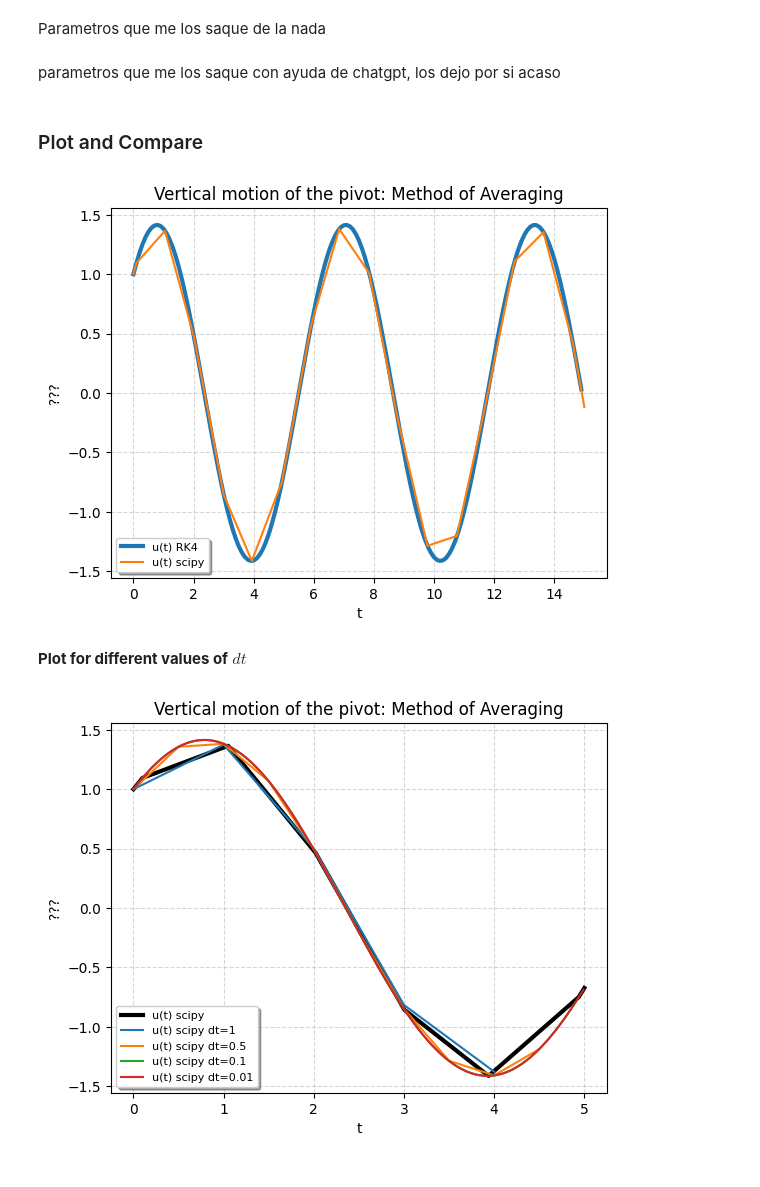
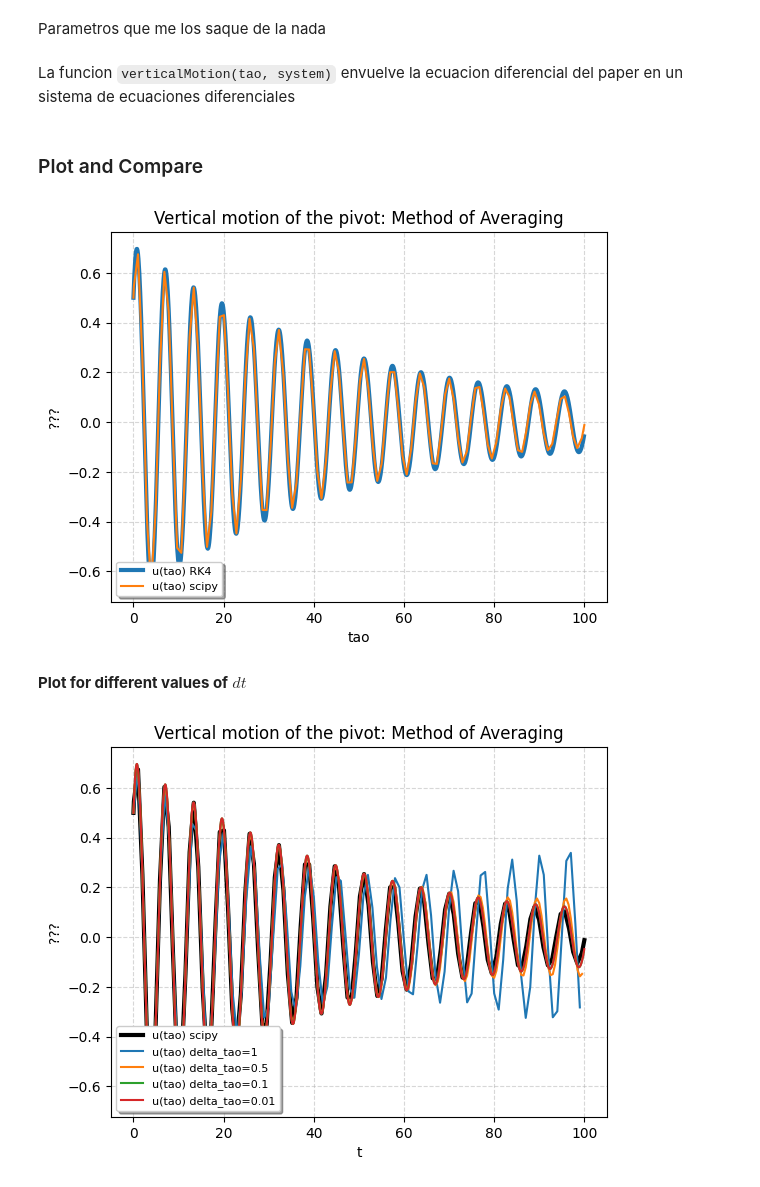
Before and after one commit to unalmedmathnum/Correa-Garcia-Lizcano-Velez, a Jupyter notebook: Tarea 3/main.ipynb, the cells around one changed output. Drawn from its saved outputs; the diff is of its cells as text; code cells hidden in the pictures.

```diff
--- a/Tarea 3/main.ipynb
+++ b/Tarea 3/main.ipynb
@@ -64,8 +63,6 @@ def rungeKuttaSolver(system, initial_conditions, t0, t_max, dt):
 Parametros que me los saque de la nada
 # %%
 W = 1
-OMEGA = 1
-LAMBDA = 1
-EPSILON = 0.1
+OMEGA = 2
+LAMBDA = 0.1
+EPSILON = 0.2
-# %% [markdown]
-parametros que me los saque con ayuda de chatgpt, los dejo por si acaso
@@ -87,5 +69,7 @@ LAMBDA = -deltaz / r0
+# %% [markdown]
+La funcion `verticalMotion(tao, system)` envuelve la ecuacion diferencial del paper en un sistema de ecuaciones diferenciales
 # %%
-def verticalMotion(t, system):
+def verticalMotion(tao, system):
     """
     Ordinary Differential Equation from the paper labeled as (4)
     As a system of first-grade ordinary differential equations
@@ -98,7 +82,6 @@ def verticalMotion(t, system):
         [du/dt, d2u/dt2]
     """
     u, dudt = system
-    tao = W * t
     d2udt2 = - (1 + EPSILON * LAMBDA * OMEGA**2 * np.cos(OMEGA * tao)) * (u - EPSILON**2 * u**3/6)
 
     return np.array([dudt, d2udt2])
@@ -106,53 +89,53 @@ def verticalMotion(t, system):
 ### Plot and Compare
 # %%
 # PARAMETERS
-initial_conditions = [1, 1] # me los saque de la nada
-t0 = 0
-t_max = 15
-dt = 0.1
+initial_conditions = [0.5, 0.5] # me los saque de la nada
+tao_0 = 0
+tao_max = 100
+delta_tao = 0.1
 
 # SOLVE DIFFERENTIAL EQUATIONS
-t, rk4_u = rungeKuttaSolver(verticalMotion, initial_conditions, t0, t_max, dt) # my solution
-scipy_sol = scipy.integrate.solve_ivp(verticalMotion, (t0, t_max), initial_conditions) # scipy solution
+tao, rk4_u = rungeKuttaSolver(verticalMotion, initial_conditions, tao_0, tao_max, delta_tao) # my solution
+scipy_sol = scipy.integrate.solve_ivp(verticalMotion, (tao_0, tao_max), initial_conditions) # scipy solution
 scipy_u = scipy_sol.y
 
 # PLOT AND COMPARE
-plt.plot(t, rk4_u[0], label="u(t) RK4", linewidth=3) # u[0] refers to the 0 derivative of u, that means the u function itself
-plt.plot(scipy_sol.t, scipy_u[0], label="u(t) scipy")
+plt.plot(tao, rk4_u[0], label="u(tao) RK4", linewidth=3) # u[0] refers to the 0 derivative of u, that means the u function itself
+plt.plot(scipy_sol.t, scipy_u[0], label="u(tao) scipy")
 plt.grid(True, linestyle="--", alpha=0.5)
-plt.xlabel("t")
+plt.xlabel("tao")
 plt.ylabel("???")
 plt.title("Vertical motion of the pivot: Method of Averaging")
 plt.legend(loc="lower left", frameon=True, shadow=True, fontsize=8)
 plt.show()
 # %% [output]
-[figure, old version]
+[figure, new version]
 # %% [markdown]
 **Plot for different values of** $dt$
 # %%
 # PARAMETERS
-initial_conditions = [1, 1] # me los saque de la nada
-t0 = 0
-t_max = 5
-dt_values = [1, 0.5, 0.1, 0.01]
+initial_conditions = [0.5, 0.5] # me los saque de la nada
+tao_0 = 0
+tao_max = 100
+delta_tao_values = [1, 0.5, 0.1, 0.01]
 
 # SOLVE SCIPY
-solution_scipy = scipy.integrate.solve_ivp(verticalMotion, (t0, t_max), initial_conditions)
+solution_scipy = scipy.integrate.solve_ivp(verticalMotion, (tao_0, tao_max), initial_conditions)
 scipy_u = solution_scipy.y
 scipy_t = solution_scipy.t
-plt.plot(scipy_t, scipy_u[0], label="u(t) scipy", linewidth=3, color="black") # PLOT SCIPY SOLUTION
+plt.plot(scipy_t, scipy_u[0], label="u(tao) scipy", linewidth=3, color="black") # PLOT SCIPY SOLUTION
 
 # SOLVE FOR EACH dt
-for dt in dt_values:
-    t, rk4_u = rungeKuttaSolver(verticalMotion, initial_conditions, t0, t_max, dt)
-    plt.plot(t, rk4_u[0], label=f"u(t) scipy dt={dt}") # PLOT dt SOLUTION
+for delta_tao in delta_tao_values:
+    t, rk4_u = rungeKuttaSolver(verticalMotion, initial_conditions, tao_0, tao_max, delta_tao)
+    plt.plot(t, rk4_u[0], label=f"u(tao) delta_tao={delta_tao}") # PLOT dt SOLUTION
 
 # PLOT OPTIONS
 plt.grid(True, linestyle="--", alpha=0.5)
 plt.xlabel("t")
 plt.ylabel("???")
 plt.title("Vertical motion of the pivot: Method of Averaging")
 plt.legend(loc="lower left", frameon=True, shadow=True, fontsize=8)
 plt.show()
 # %% [output]
-[figure, old version]
+[figure, new version]
```
Also changed, not shown: parts of 2 cells of this notebook.
